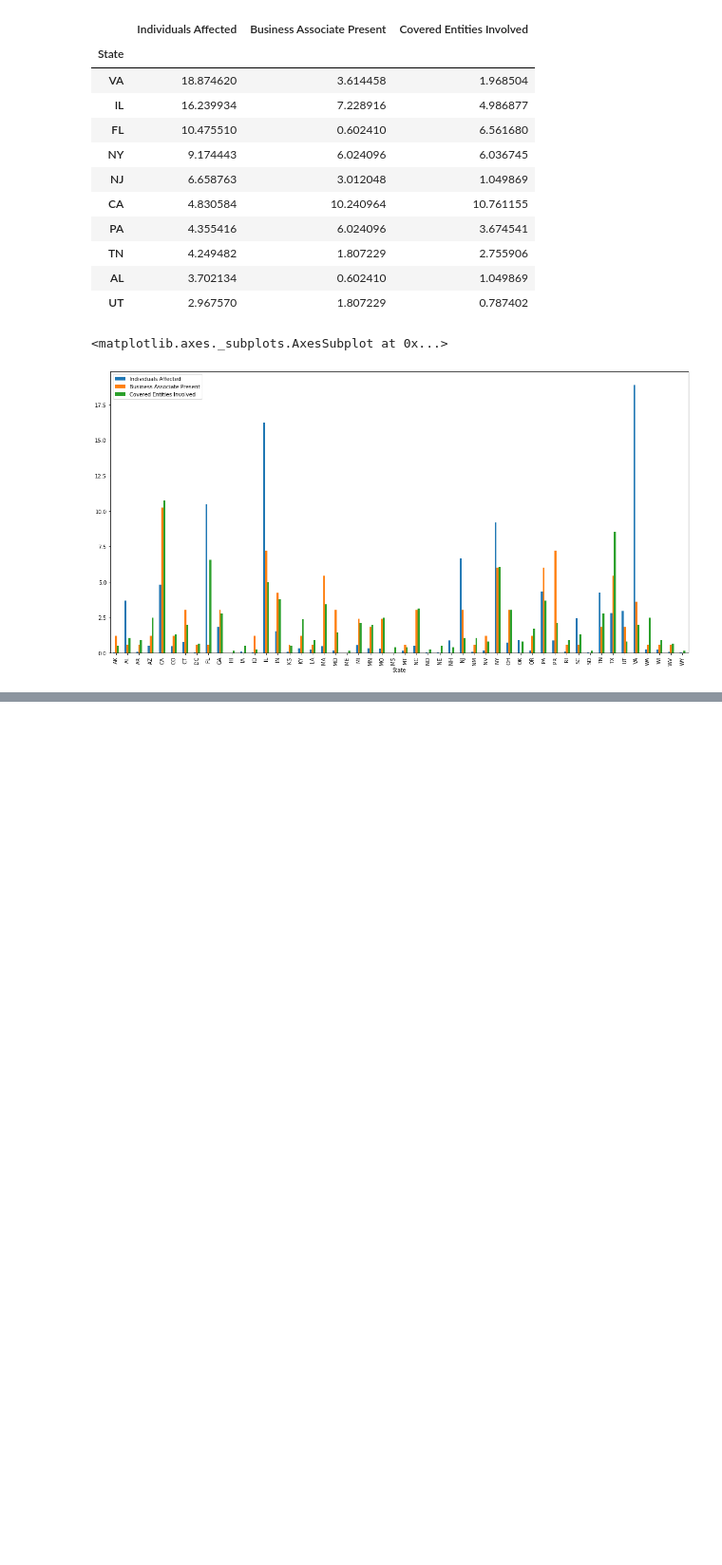
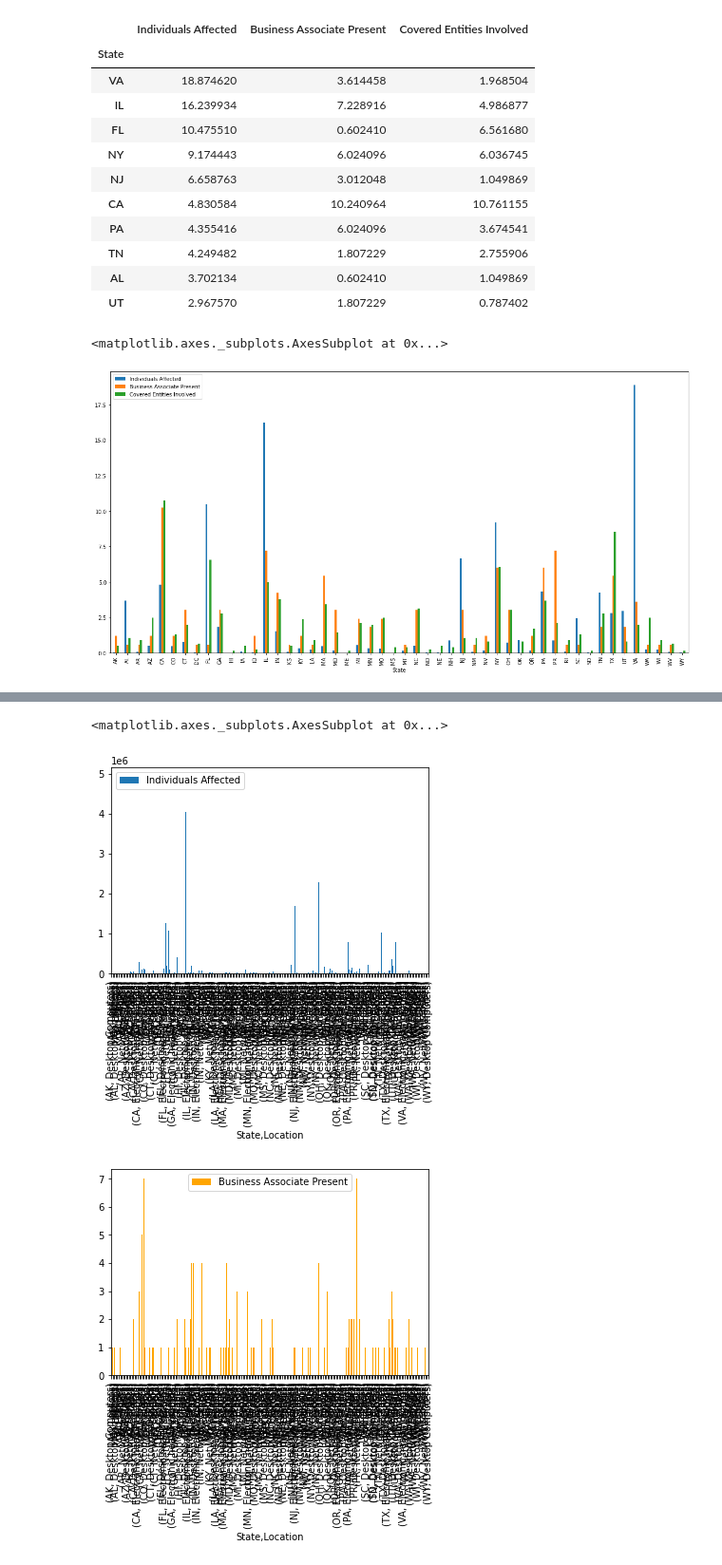
Before and after one commit to noelthomas28/2022Fall_projects, a Jupyter notebook: IS597PR_Final_Project.ipynb, the cells around one changed output, grey strips where cells are left out. Shown: that part at 95% size. Drawn from its saved outputs; the diff is of its cells as text; code cells hidden in the pictures; blank space fills up the shorter version.

Commit message:
Improved some visualizations

```diff
--- a/IS597PR_Final_Project.ipynb
+++ b/IS597PR_Final_Project.ipynb
@@ -337,0 +366,10 @@ df5.plot(kind = 'bar', figsize = (20,10))
+# %%
+#Plot only the highest
+df2 = df1.groupby(['State','Location']).sum()
+df2.plot(kind = 'bar', y='Individuals Affected')
+df2.plot(kind = 'bar', y='Business Associate Present', color='orange')
+df2.plot(kind = 'bar', y='Covered Entities Involved', color = 'green')
+# %% [output]
+<matplotlib.axes._subplots.AxesSubplot at 0x...>
+[figure, added]
+[figure, added]
```
Also changed, not shown: parts of 21 cells of this notebook, 1 other file.
